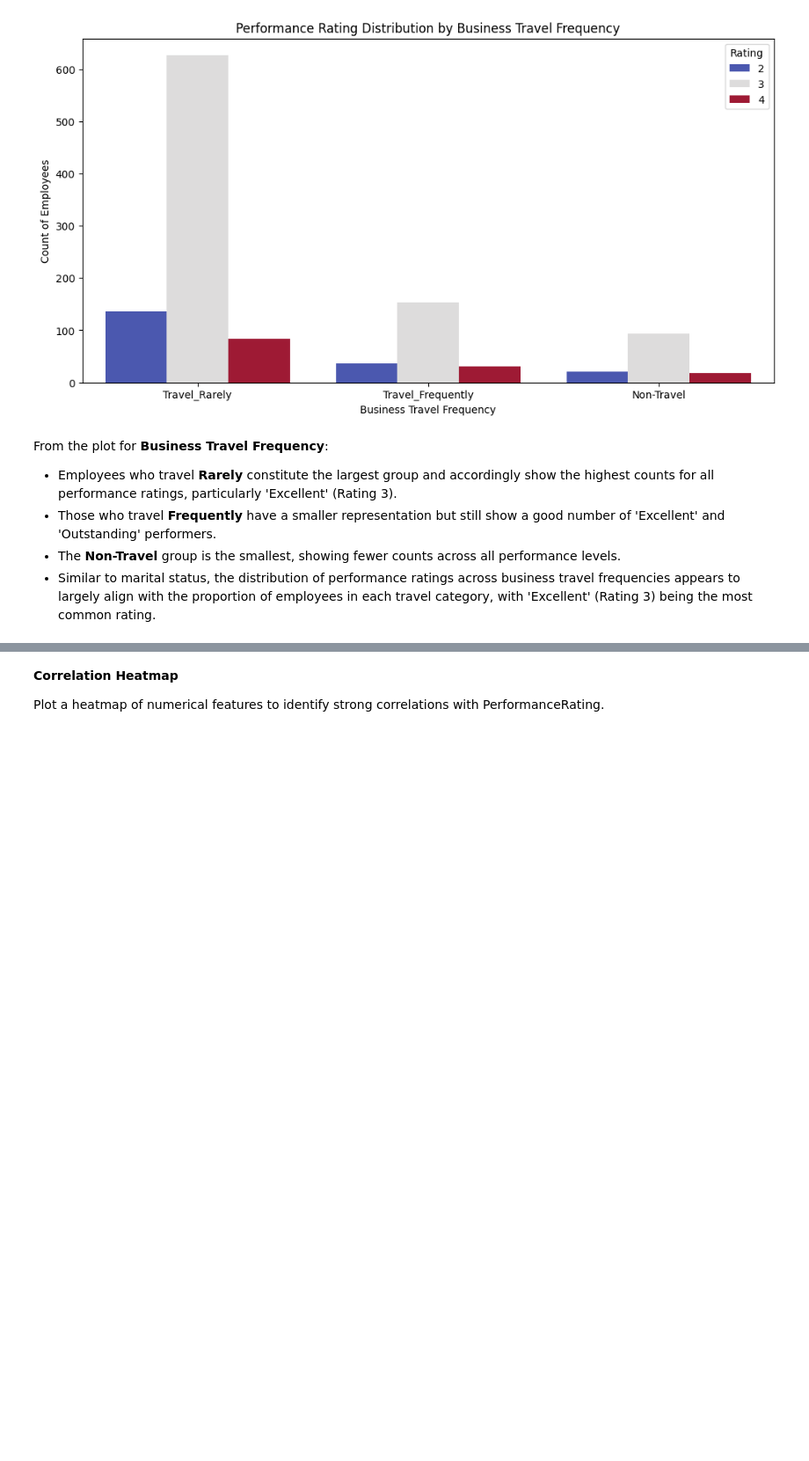
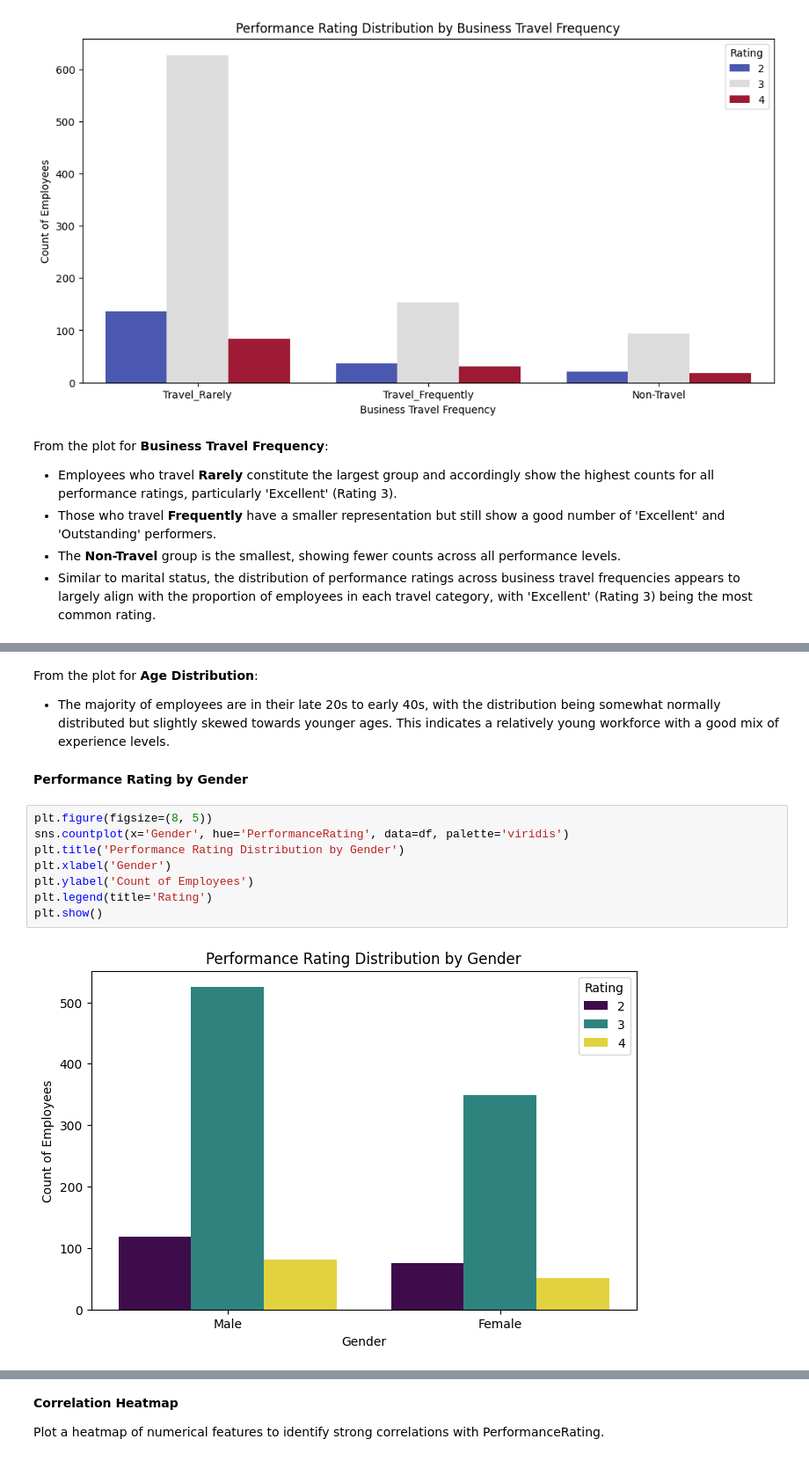
Before and after one commit to Haduba101/inx_future_inc_employee_data_dashboard, a Jupyter notebook: inx_data.ipynb, the cells around one changed output, grey strips where cells are left out. Shown at 88% size. Cells and saved outputs as stored; diff of their text form; blank space fills up the shorter version.

```diff
--- a/inx_data.ipynb
+++ b/inx_data.ipynb
@@ -253,0 +262,16 @@ From the plot for **Business Travel Frequency**:
+# %% [markdown]
+From the plot for **Age Distribution**:
+
+- The majority of employees are in their late 20s to early 40s, with the distribution being somewhat normally distributed but slightly skewed towards younger ages. This indicates a relatively young workforce with a good mix of experience levels.
+# %% [markdown]
+**Performance Rating by Gender**
+# %%
+plt.figure(figsize=(8, 5))
+sns.countplot(x='Gender', hue='PerformanceRating', data=df, palette='viridis')
+plt.title('Performance Rating Distribution by Gender')
+plt.xlabel('Gender')
+plt.ylabel('Count of Employees')
+plt.legend(title='Rating')
+plt.show()
+# %% [output]
+[figure, added]
```
Also changed, not shown: parts of 19 cells of this notebook.
